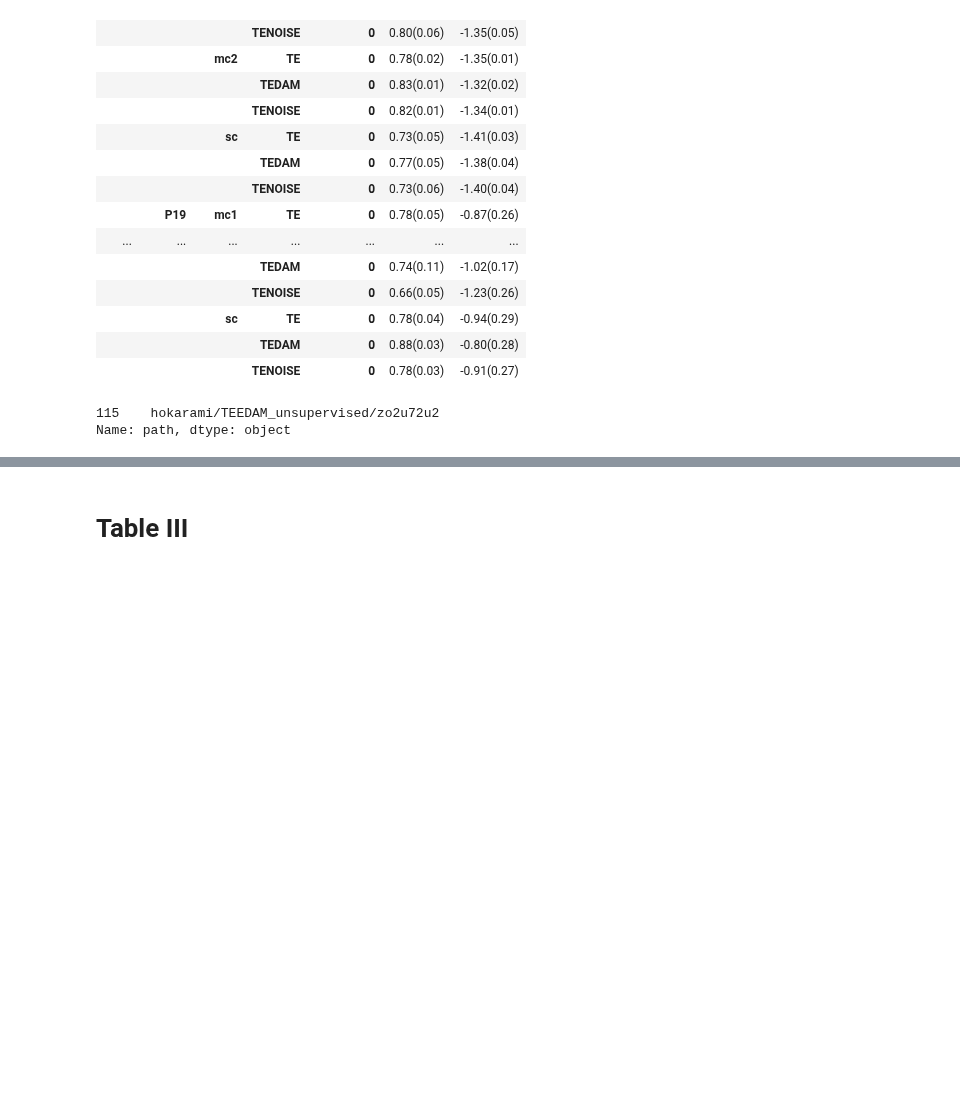
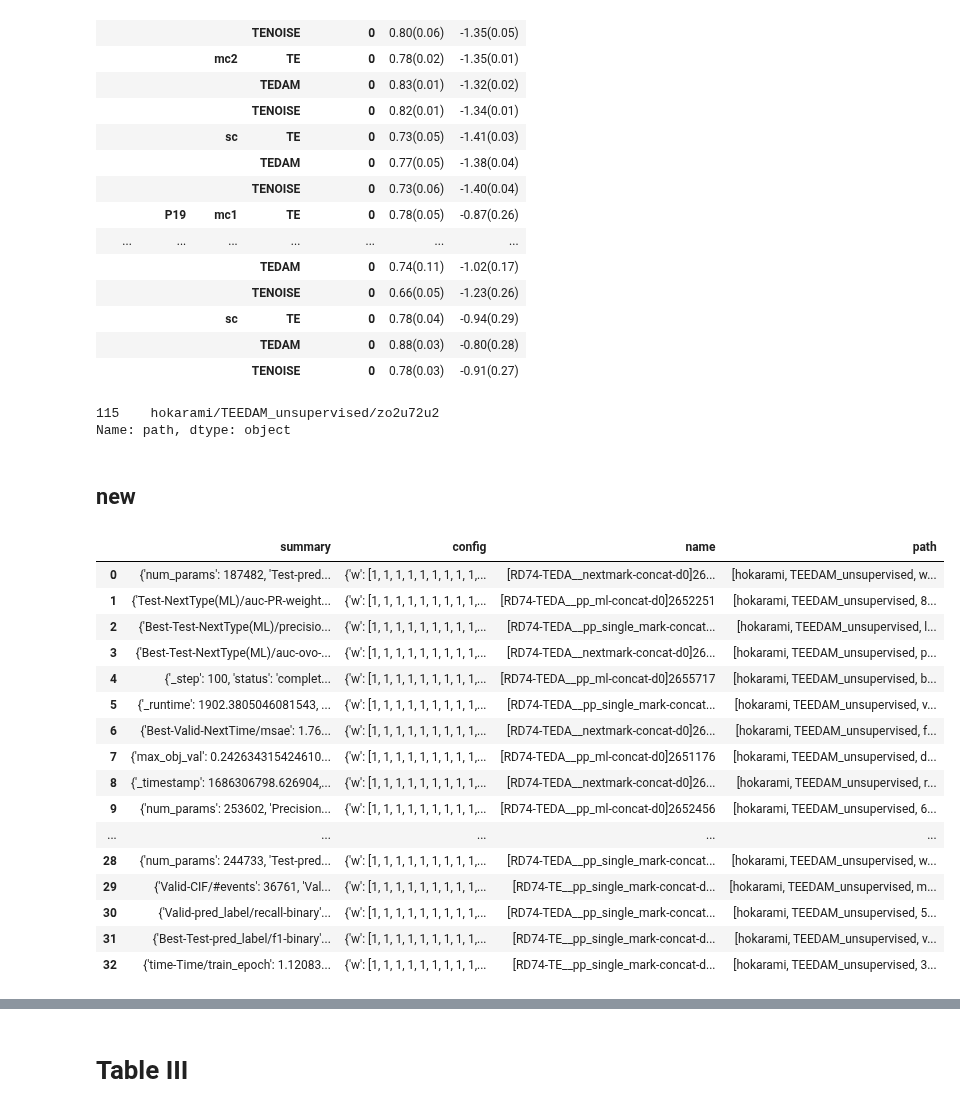
Before and after one commit to hojjatkarami/tedam2, a Jupyter notebook: jup_res.ipynb, the cells around one changed output, grey strips where cells are left out. Saved outputs shown, nothing was run; the diff lists cells and outputs as text; code cells hidden in the pictures; blank space fills up the shorter version.

```diff
--- a/jup_res.ipynb
+++ b/jup_res.ipynb
@@ -382,3 +382,28 @@ df.loc[q,'path']
 # %% [output]
 115    hokarami/TEEDAM_unsupervised/zo2u72u2
 Name: path, dtype: object
+# %% [markdown]
+## new
+# %%
+api = wandb.Api()
+runs = api.runs("hokarami/TEEDAM_unsupervised")
+df_filt = dl_runs(runs, selected_tag='RD74-TableII')
+df_filt
+# %% [output]
+|  | summary | config | name | path |
+| 0 | {'num_params': 187482, 'Test-pred... | {'w': [1, 1, 1, 1, 1, 1, 1, 1, 1,... | [RD74-TEDA__nextmark-concat-d0]26... | [hokarami, TEEDAM_unsupervised, w... |
+| 1 | {'Test-NextType(ML)/auc-PR-weight... | {'w': [1, 1, 1, 1, 1, 1, 1, 1, 1,... | [RD74-TEDA__pp_ml-concat-d0]2652251 | [hokarami, TEEDAM_unsupervised, 8... |
+| 2 | {'Best-Test-NextType(ML)/precisio... | {'w': [1, 1, 1, 1, 1, 1, 1, 1, 1,... | [RD74-TEDA__pp_single_mark-concat... | [hokarami, TEEDAM_unsupervised, l... |
+| 3 | {'Best-Test-NextType(ML)/auc-ovo-... | {'w': [1, 1, 1, 1, 1, 1, 1, 1, 1,... | [RD74-TEDA__nextmark-concat-d0]26... | [hokarami, TEEDAM_unsupervised, p... |
+| 4 | {'_step': 100, 'status': 'complet... | {'w': [1, 1, 1, 1, 1, 1, 1, 1, 1,... | [RD74-TEDA__pp_ml-concat-d0]2655717 | [hokarami, TEEDAM_unsupervised, b... |
+| 5 | {'_runtime': 1902.3805046081543, ... | {'w': [1, 1, 1, 1, 1, 1, 1, 1, 1,... | [RD74-TEDA__pp_single_mark-concat... | [hokarami, TEEDAM_unsupervised, v... |
+| 6 | {'Best-Valid-NextTime/msae': 1.76... | {'w': [1, 1, 1, 1, 1, 1, 1, 1, 1,... | [RD74-TEDA__nextmark-concat-d0]26... | [hokarami, TEEDAM_unsupervised, f... |
+| 7 | {'max_obj_val': 0.242634315424610... | {'w': [1, 1, 1, 1, 1, 1, 1, 1, 1,... | [RD74-TEDA__pp_ml-concat-d0]2651176 | [hokarami, TEEDAM_unsupervised, d... |
+| 8 | {'_timestamp': 1686306798.626904,... | {'w': [1, 1, 1, 1, 1, 1, 1, 1, 1,... | [RD74-TEDA__nextmark-concat-d0]26... | [hokarami, TEEDAM_unsupervised, r... |
+| 9 | {'num_params': 253602, 'Precision... | {'w': [1, 1, 1, 1, 1, 1, 1, 1, 1,... | [RD74-TEDA__pp_ml-concat-d0]2652456 | [hokarami, TEEDAM_unsupervised, 6... |
+| ... | ... | ... | ... | ... |
+| 28 | {'num_params': 244733, 'Test-pred... | {'w': [1, 1, 1, 1, 1, 1, 1, 1, 1,... | [RD74-TEDA__pp_single_mark-concat... | [hokarami, TEEDAM_unsupervised, w... |
+| 29 | {'Valid-CIF/#events': 36761, 'Val... | {'w': [1, 1, 1, 1, 1, 1, 1, 1, 1,... | [RD74-TE__pp_single_mark-concat-d... | [hokarami, TEEDAM_unsupervised, m... |
+| 30 | {'Valid-pred_label/recall-binary'... | {'w': [1, 1, 1, 1, 1, 1, 1, 1, 1,... | [RD74-TEDA__pp_single_mark-concat... | [hokarami, TEEDAM_unsupervised, 5... |
+| 31 | {'Best-Test-pred_label/f1-binary'... | {'w': [1, 1, 1, 1, 1, 1, 1, 1, 1,... | [RD74-TE__pp_single_mark-concat-d... | [hokarami, TEEDAM_unsupervised, v... |
+| 32 | {'time-Time/train_epoch': 1.12083... | {'w': [1, 1, 1, 1, 1, 1, 1, 1, 1,... | [RD74-TE__pp_single_mark-concat-d... | [hokarami, TEEDAM_unsupervised, 3... |
```
Also changed, not shown: parts of 6 cells of this notebook, 4 other files.
